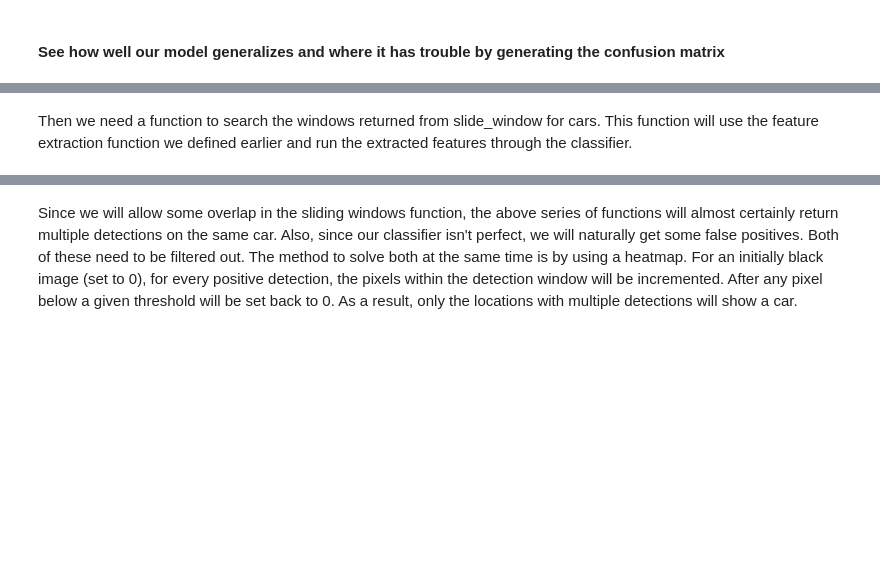
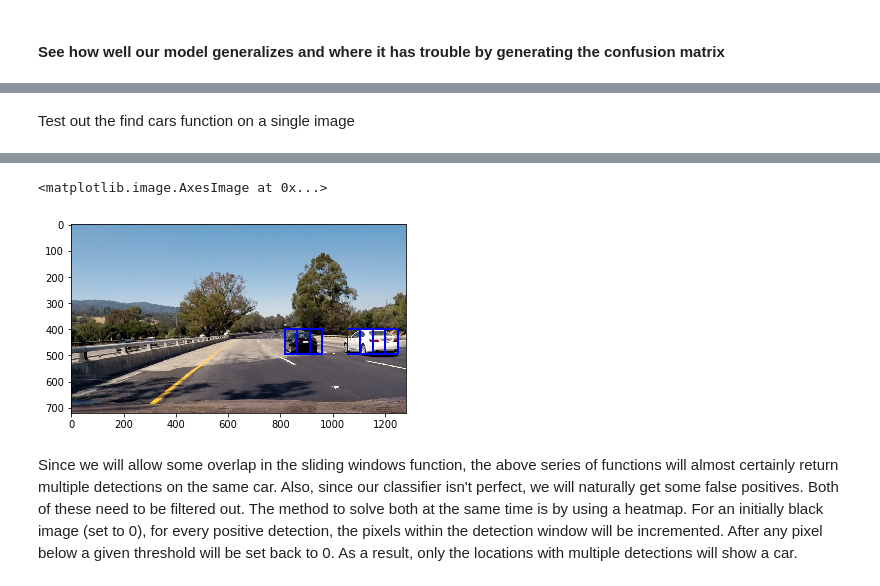
Before and after one commit to jordancharest/Vehicle-Detection-Pipeline, a Jupyter notebook: tracking_pipeline.ipynb, the cells around one changed output, grey strips where cells are left out. Drawn from its saved outputs; the diff is of its cells as text; code cells hidden in the pictures; blank space fills up the shorter version.

```diff
--- a/tracking_pipeline.ipynb
+++ b/tracking_pipeline.ipynb
@@ -116,13 +147,15 @@ rand_state = np.random.randint(0, 100)
 X_train, X_test, y_train, y_test = train_test_split(
     X, y, test_size=0.2, random_state=rand_state)
 
-# Fit a per-column scaler
-scaler = StandardScaler().fit(X_train)
-# Apply the scaler to X
-X_train = scaler.transform(X_train)
-X_test = scaler.transform(X_test)
+# Don't need to scale if not using spatial binning and color histogram
+# # Fit a per-column scaler
+# scaler = StandardScaler().fit(X_train)
+# # Apply the scaler to X
+# X_train = scaler.transform(X_train)
+# X_test = scaler.transform(X_test)
 
 print('Using:',orient,'orientations',pix_per_cell,
     'pixels per cell and', cell_per_block,'cells per block')
 print('Feature vector length:', len(X_train[0]))
+print(X_train.shape)
 # %% [output]
@@ -135,20 +172,19 @@ The best parameters found through Grid Search was the RBF kernel with the penalt
 # %%
-from sklearn.model_selection import GridSearchCV
+from sklearn.svm import LinearSVC
 
+
+classifier = LinearSVC()
 t=time.time()
-
-# define grid search parameters
-# parameters = [{'C': [10], 'kernel': ['linear']}]
-classifier = svm.SVC(C=35, kernel='rbf')
-
-# run
-
-# classifier = GridSearchCV(svc, parameters, verbose=10)
 classifier.fit(X_train, y_train)
 
 print(round(time.time()-t, 2), 'seconds to train...')
 
 # Check the score of the SVC
 print('Test Accuracy of SVC = ', round(classifier.score(X_test, y_test), 4))
-# print('The optimal parameters determined by Grid Search are: ', classifier.best_params_)
+print(X_test[0].shape)
+t = time.time()
+n_predict = 10
+print('My SVC predicts:     ', classifier.predict(X_test[0:n_predict]))
+print('For these',n_predict, 'labels: ', y_test[0:n_predict])
+print(round(time.time()-t, 5), 'Seconds to predict', n_predict,'labels with SVC')
 # %% [output]
@@ -165,5 +197,3 @@ from sklearn.externals import joblib
-# %%
-classifier = joblib.load('svm_model.pkl')
 # %% [markdown]
 #### See how well our model generalizes and where it has trouble by generating the confusion matrix
 # %%
@@ -294,2 +217,0 @@ def slide_window(img, x_start_stop=[None, None], y_start_stop=[None, None],
-# %% [markdown]
-Then we need a function to search the windows returned from slide_window for cars. This function will use the feature extraction function we defined earlier and run the extracted features through the classifier.
@@ -337,0 +302,13 @@ def search_windows(img, windows, classifier, scaler, color_space='RGB',
+# %% [markdown]
+Test out the find cars function on a single image
+# %%
+ystart = 400
+ystop = 656
+scale = 1.5
+spatial_size = (32,32)
+hist_bins = 32
+img = mpimg.imread('test_image.jpg')
+out_img = find_cars(img, colorspace, ystart, ystop, scale, classifier, None, orient, pix_per_cell, cell_per_block, spatial_size=(32,32), hist_bins=32)
+
+plt.imshow(out_img)
+# %% [output]
@@ -338,3 +317,5 @@ def search_windows(img, windows, classifier, scaler, color_space='RGB',
+<matplotlib.image.AxesImage at 0x...>
+[figure, added]
 # %% [markdown]
 Since we will allow some overlap in the sliding windows function, the above series of functions will almost certainly return multiple detections on the same car. Also, since our classifier isn't perfect, we will naturally get some false positives. Both of these need to be filtered out. The method to solve both at the same time is by using a heatmap. For an initially black image (set to 0), for every positive detection, the pixels within the detection window will be incremented. After any pixel below a given threshold will be set back to 0. As a result, only the locations with multiple detections will show a car.
 # %%
```
Also changed, not shown: parts of 21 cells of this notebook.
